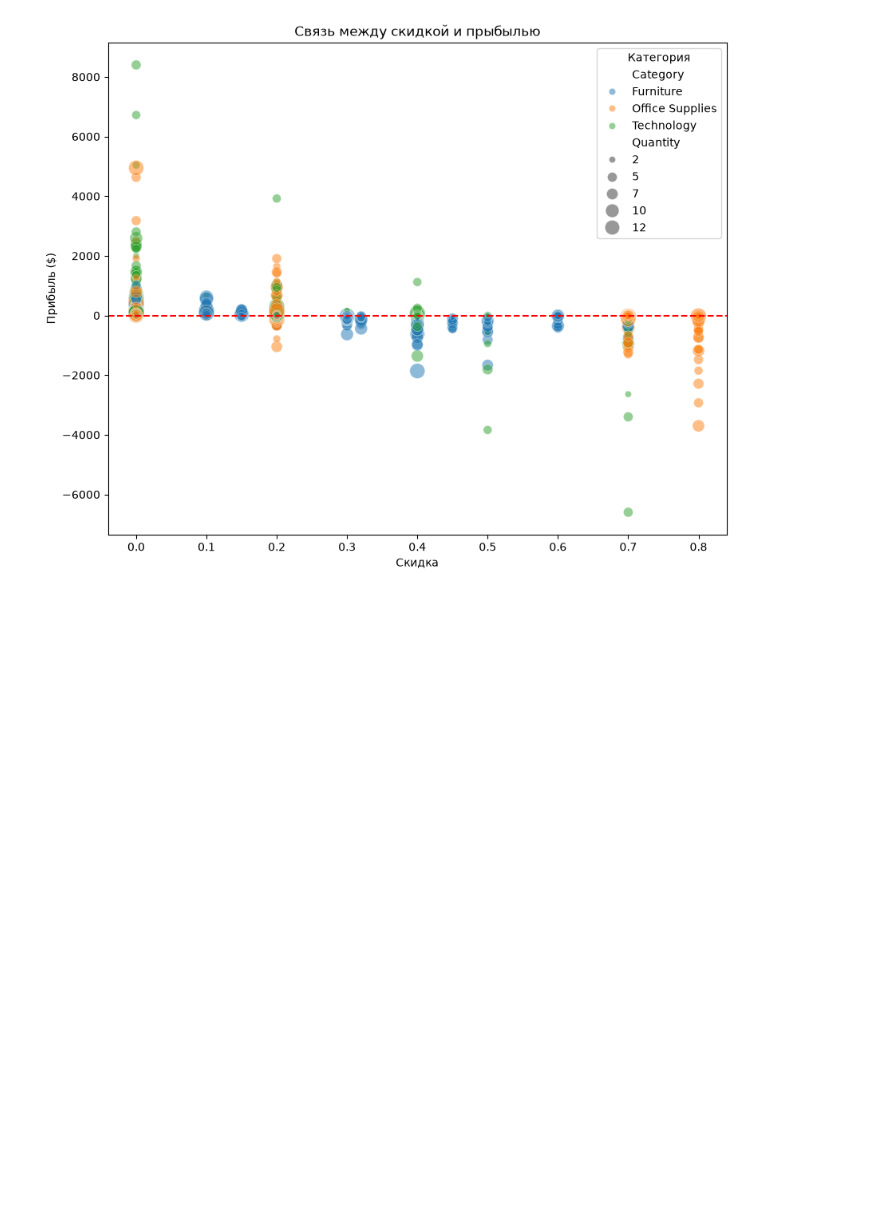
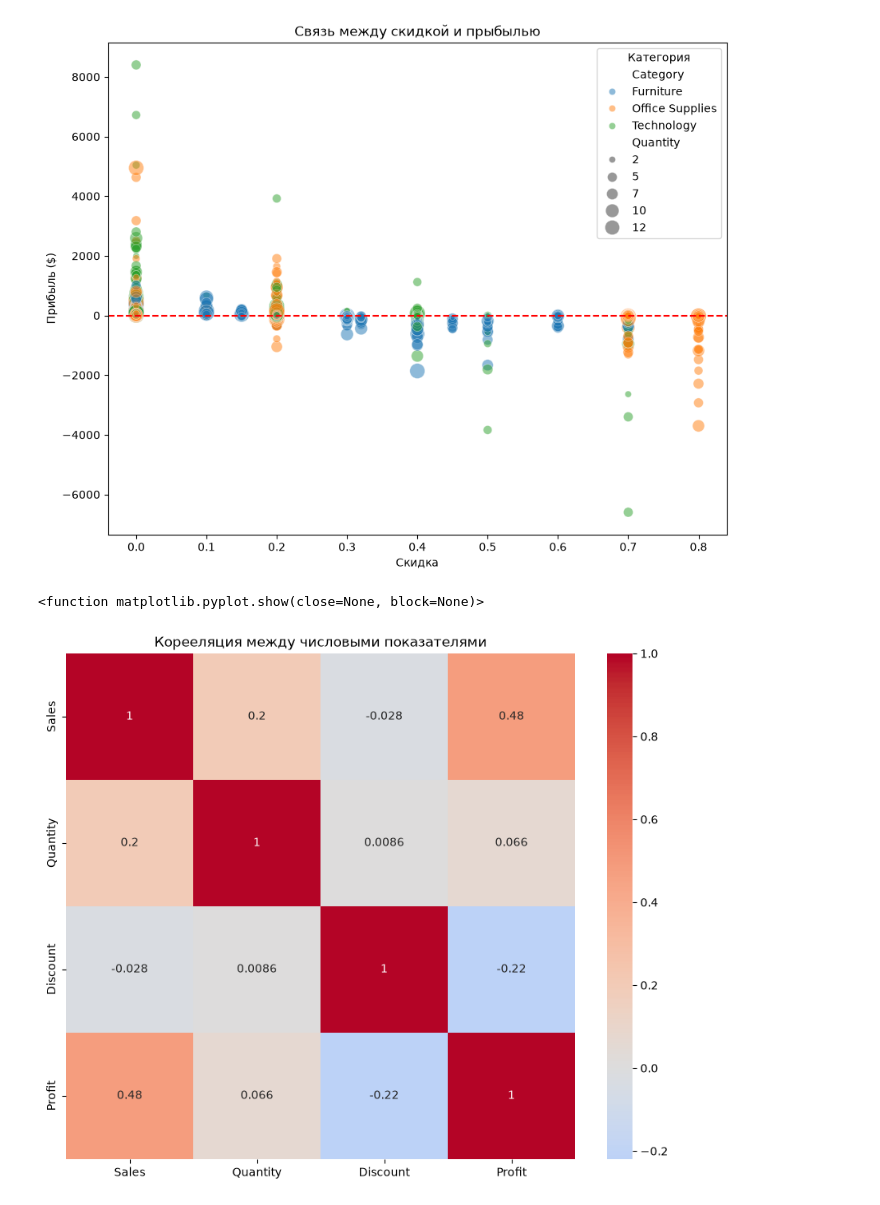
Before and after one commit to F1stik/data-science, a Jupyter notebook: 03_visualization_of_data/03_seaborn.ipynb, the cells around one changed output. Cells and saved outputs as stored; diff of their text form; code cells hidden in the pictures; blank space fills up the shorter version.

```diff
--- a/03_visualization_of_data/03_seaborn.ipynb
+++ b/03_visualization_of_data/03_seaborn.ipynb
@@ -118,3 +118,12 @@ plt.show
 # %% [output]
 <function matplotlib.pyplot.show(close=None, block=None)>
 [figure]
+# %%
+numeric_df = df[['Sales','Quantity','Discount','Profit']]
+plt.figure(figsize=(10,8))
+sns.heatmap(numeric_df.corr(),annot = True, cmap='coolwarm',center=0)
+plt.title('Корееляция между числовыми показателями')
+plt.show
+# %% [output]
+<function matplotlib.pyplot.show(close=None, block=None)>
+[figure, added]
```
Also changed, not shown: parts of 10 cells of this notebook.
